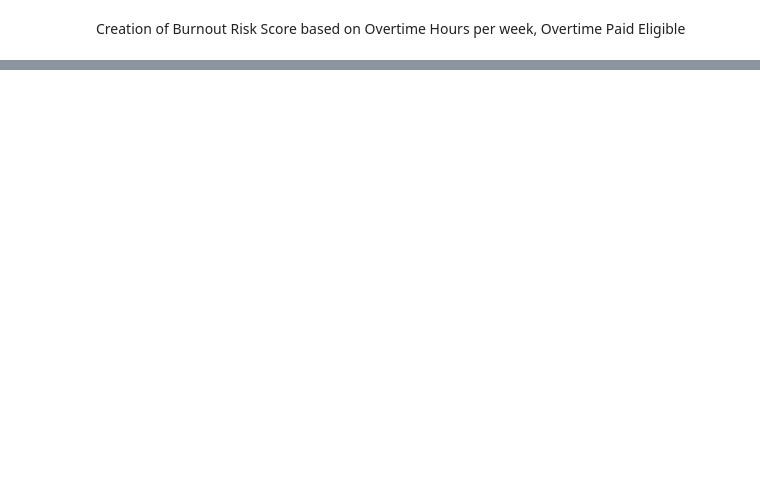
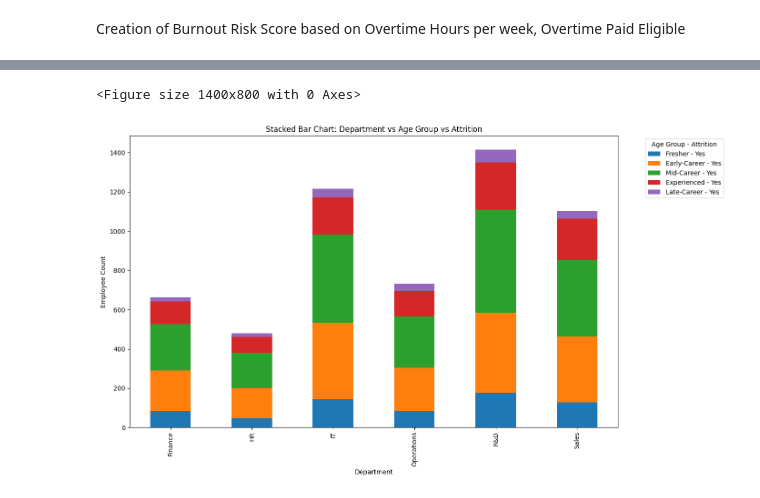
Before and after one commit to jagdisheverest2004/HR-Employee_Attrition_Analysis, a Jupyter notebook: hr_churn_analysis.ipynb, the cells around one changed output, grey strips where cells are left out. Drawn from its saved outputs; the diff is of its cells as text; code cells hidden in the pictures; blank space fills up the shorter version.

Commit message:
feat: Added Hypothesis, Features, Plots

```diff
--- a/hr_churn_analysis.ipynb
+++ b/hr_churn_analysis.ipynb
@@ -97,3 +121,14 @@ attrition_df['total_overtime_hours'] = (
+# %%
+def calculate_overtime_category(row):
+    if row['total_overtime_hours'] > 4000:
+        return 'High-Overwork'
+    elif row['total_overtime_hours'] > 1000 and row['total_overtime_hours'] <= 4000:
+        return 'Medium-Overwork'
+    else:
+        return 'Low-Overwork'
+
+
+attrition_df['overtime_category'] = attrition_df.apply(calculate_overtime_category, axis=1)
 # %% [markdown]
 Creation of Burnout Risk Score based on Overtime Hours per week, Overtime Paid Eligible
 # %%
@@ -105,0 +143,4 @@ attrition_df['burnout_risk_flag'] = (
+# %%
+
+attrition_df['income_group'] = pd.cut(attrition_df['monthly_income'], bins=3, labels=['Low-Income', 'Medium-Income', 'High-Income'])
+display(attrition_df.head())
@@ -105,0 +155,4 @@ attrition_df['burnout_risk_flag'] = (
+# %%
+attrition_df['income_age_group'] = (
+    attrition_df['income_group'].astype(str) + '_' + attrition_df['age_group'].astype(str)
+)
@@ -105,0 +257,40 @@ attrition_df['burnout_risk_flag'] = (
+# %%
+import pandas as pd
+import matplotlib.pyplot as plt
+
+# 1. Group the data
+grouped = (
+    attrition_df[attrition_df['attrition'] != 'No']
+    .groupby(['department', 'age_group', 'attrition'])
+    .size()
+    .reset_index(name='count')
+)
+
+# 2. Pivot the data into a stacked-bar–friendly format
+pivot_df = grouped.pivot_table(
+    index=['department', 'age_group'],
+    columns='attrition',
+    values='count',
+    fill_value=0
+)
+
+# 3. Unstack age_group so each age_group becomes a stacked layer
+stack_df = pivot_df.unstack(level='age_group')
+
+# 4. Flatten column names: (attrition, age_group) → "age_group - attrition"
+stack_df.columns = [f'{age_group} - {attr}' for attr, age_group in stack_df.columns]
+
+# 5. Plot the stacked bar chart
+plt.figure(figsize=(14, 8))
+stack_df.plot(kind='bar', stacked=True, figsize=(14, 8))
+
+plt.title('Stacked Bar Chart: Department vs Age Group vs Attrition')
+plt.xlabel('Department')
+plt.ylabel('Employee Count')
+plt.legend(title='Age Group - Attrition', bbox_to_anchor=(1.05, 1), loc='upper left')
+
+plt.tight_layout()
+plt.show()
+# %% [output]
+<Figure size 1400x800 with 0 Axes>
+[figure, added]
```
Also changed, not shown: parts of 14 cells of this notebook, 1 other file.
